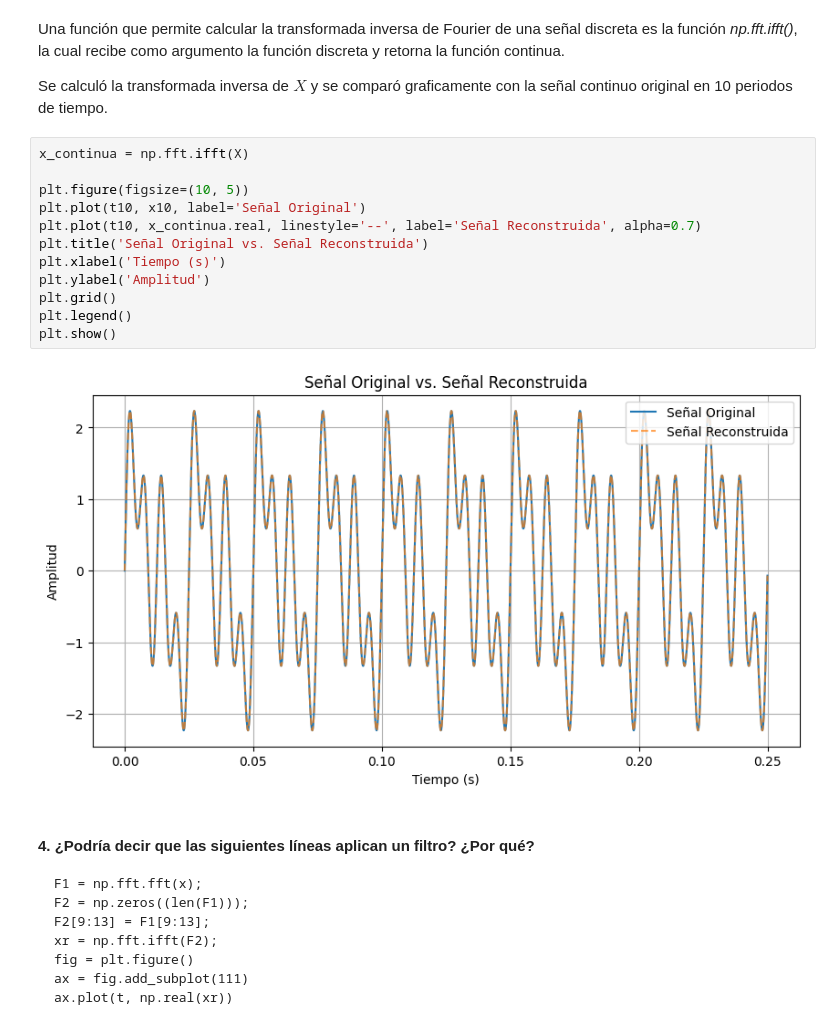
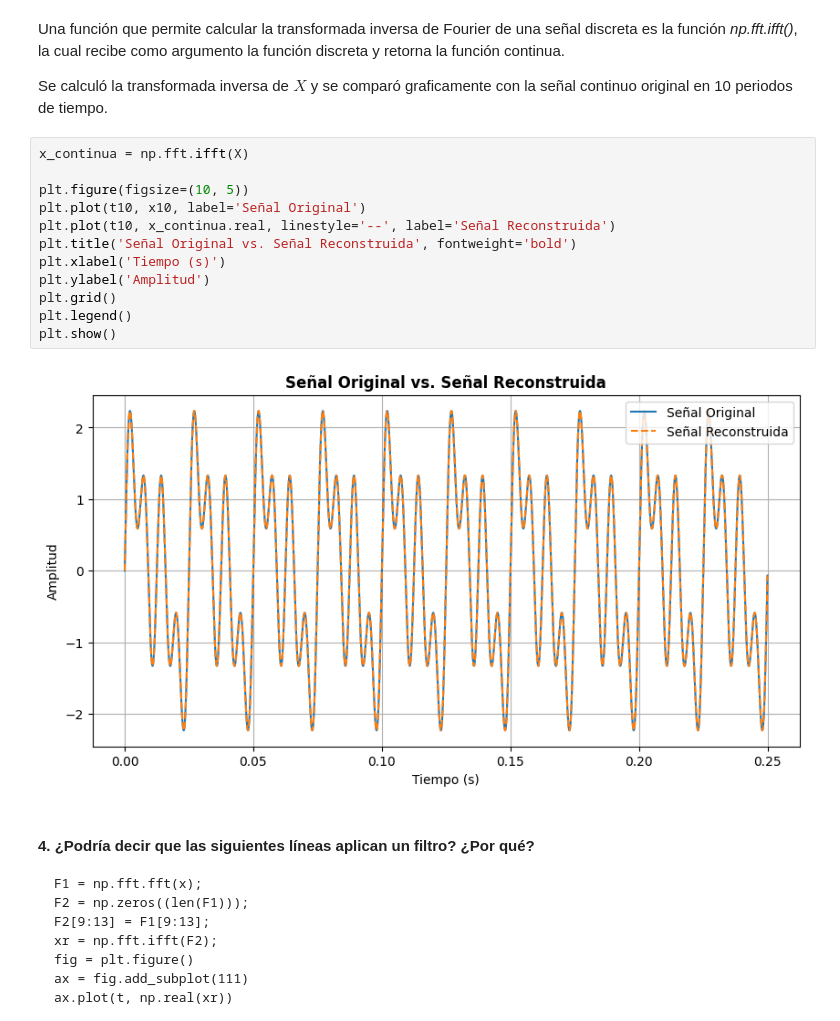
Before and after one commit to marianayarce1224/lab_biosenales, a Jupyter notebook: PRACTICA5/P5_Python_G3.ipynb, the cells around one changed output. Cells and saved outputs as stored; diff of their text form.

```diff
--- a/PRACTICA5/P5_Python_G3.ipynb
+++ b/PRACTICA5/P5_Python_G3.ipynb
@@ -161,17 +163,17 @@ Se calculó la transformada inversa de $X$ y se comparó graficamente con la se
 # %%
 x_continua = np.fft.ifft(X)
 
 plt.figure(figsize=(10, 5))
 plt.plot(t10, x10, label='Señal Original')
-plt.plot(t10, x_continua.real, linestyle='--', label='Señal Reconstruida', alpha=0.7)
-plt.title('Señal Original vs. Señal Reconstruida')
+plt.plot(t10, x_continua.real, linestyle='--', label='Señal Reconstruida')
+plt.title('Señal Original vs. Señal Reconstruida', fontweight='bold')
 plt.xlabel('Tiempo (s)')
 plt.ylabel('Amplitud')
 plt.grid()
 plt.legend()
 plt.show()
 # %% [output]
-[figure, old version]
+[figure, new version]
 # %% [markdown]
 <h4><b>4.</b> ¿Podría decir que las siguientes líneas aplican un filtro? ¿Por qué?</h4>
 
```
Also changed, not shown: parts of 16 cells of this notebook.
